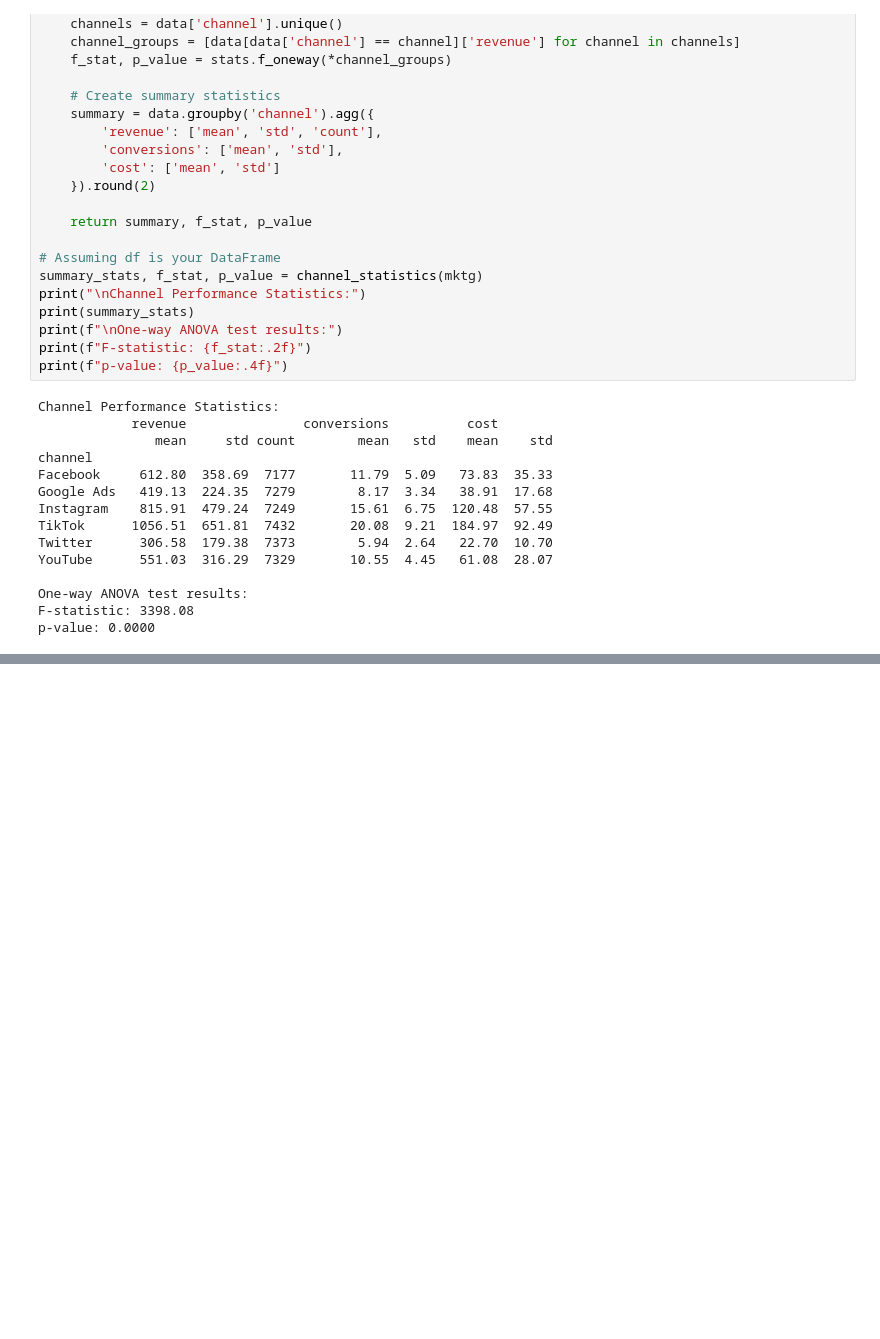
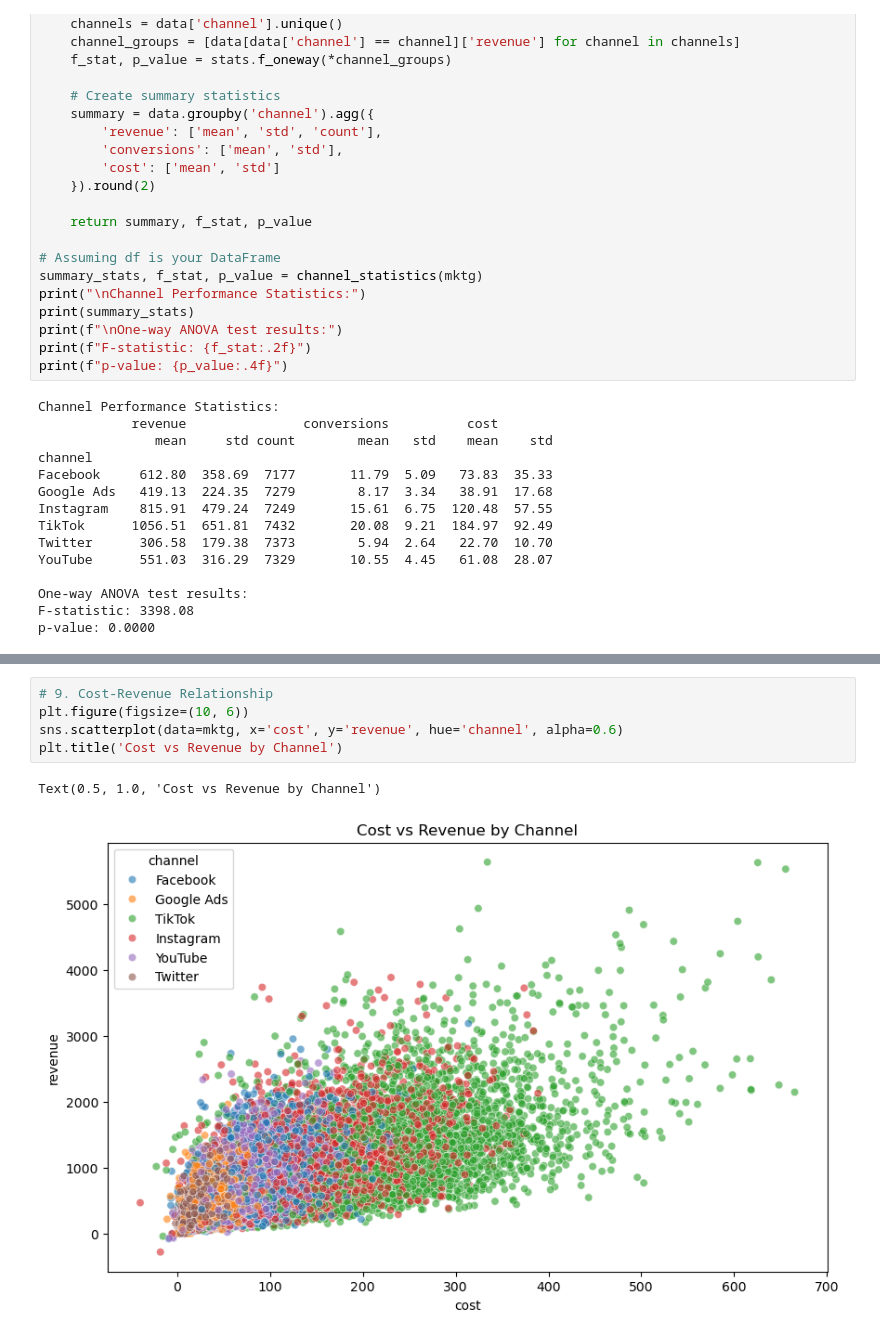
Before and after one commit to rakeshtparayil/marketing_analytics, a Jupyter notebook: marketing_new.ipynb, the cells around one changed output, grey strips where cells are left out. Saved outputs shown, nothing was run; the diff lists cells and outputs as text; blank space fills up the shorter version.

```diff
--- a/marketing_new.ipynb
+++ b/marketing_new.ipynb
@@ -310,0 +366,8 @@ p-value: 0.0000
+# %%
+# 9. Cost-Revenue Relationship
+plt.figure(figsize=(10, 6))
+sns.scatterplot(data=mktg, x='cost', y='revenue', hue='channel', alpha=0.6)
+plt.title('Cost vs Revenue by Channel')
+# %% [output]
+Text(0.5, 1.0, 'Cost vs Revenue by Channel')
+[figure, added]
```
Also changed, not shown: parts of 4 cells of this notebook, 1 other file.
